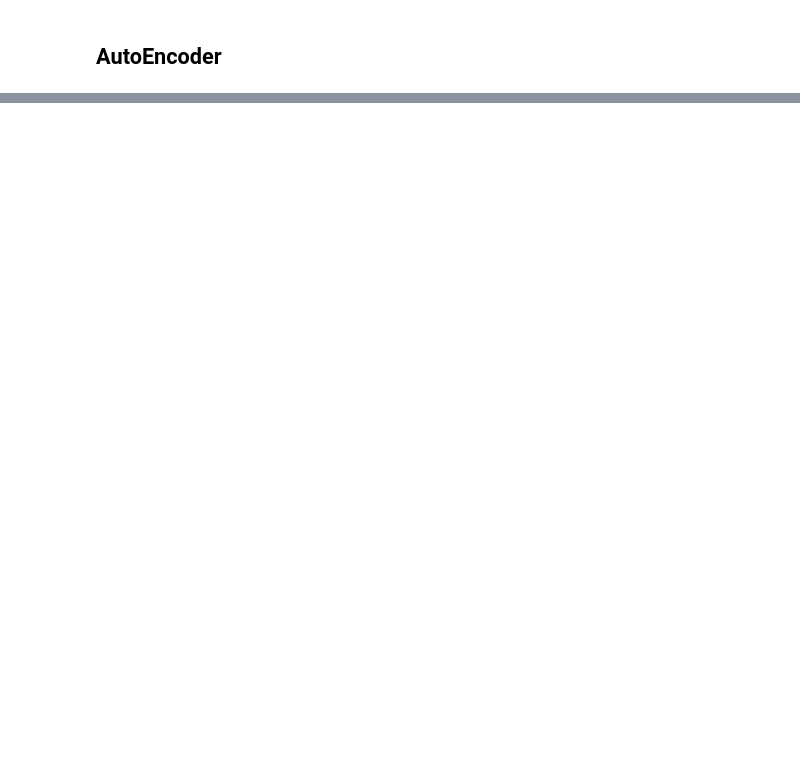
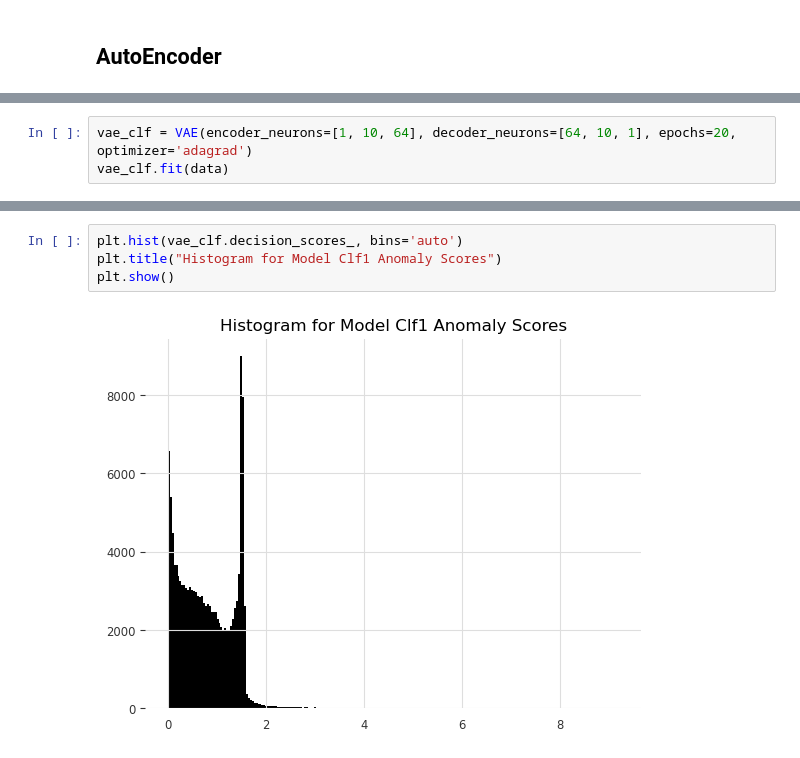
Before and after one commit to m3madadi/datadays, a Jupyter notebook: reconstruction_based.ipynb, the cells around one changed output, grey strips where cells are left out. Cells and saved outputs as stored; diff of their text form; blank space fills up the shorter version.

```diff
--- a/reconstruction_based.ipynb
+++ b/reconstruction_based.ipynb
@@ -66,0 +123,3 @@ f1_score(df['label'].values.astype(int), df_test['cluster'].values)
+# %%
+vae_clf = VAE(encoder_neurons=[1, 10, 64], decoder_neurons=[64, 10, 1], epochs=20, optimizer='adagrad')
+vae_clf.fit(data)
@@ -66,0 +177,6 @@ f1_score(df['label'].values.astype(int), df_test['cluster'].values)
+# %%
+plt.hist(vae_clf.decision_scores_, bins='auto')
+plt.title("Histogram for Model Clf1 Anomaly Scores")
+plt.show()
+# %% [output]
+[figure, added]
```
Also changed, not shown: parts of 30 cells of this notebook, 4 other files.
